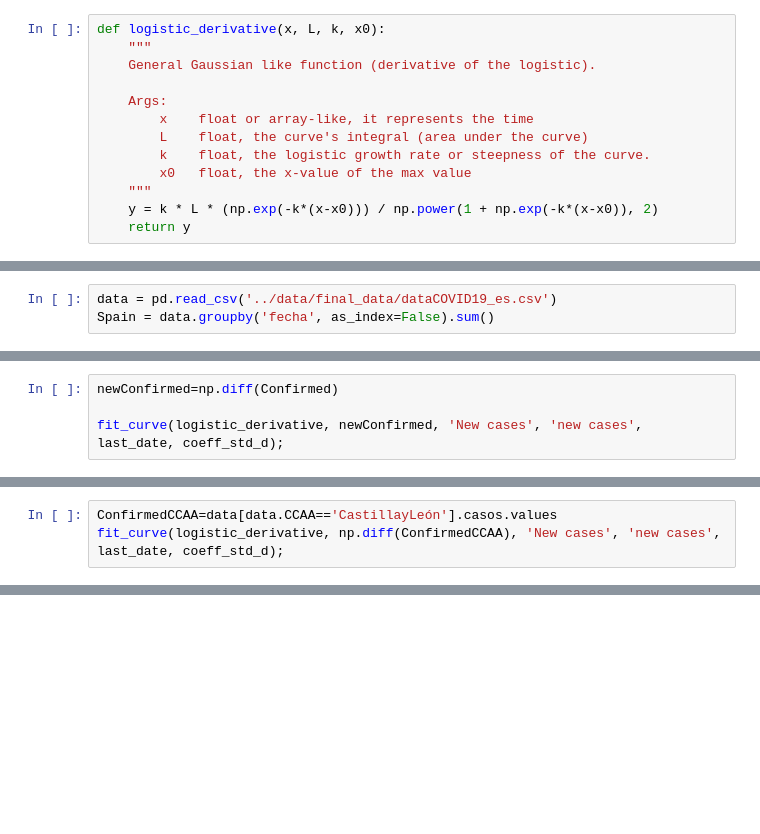
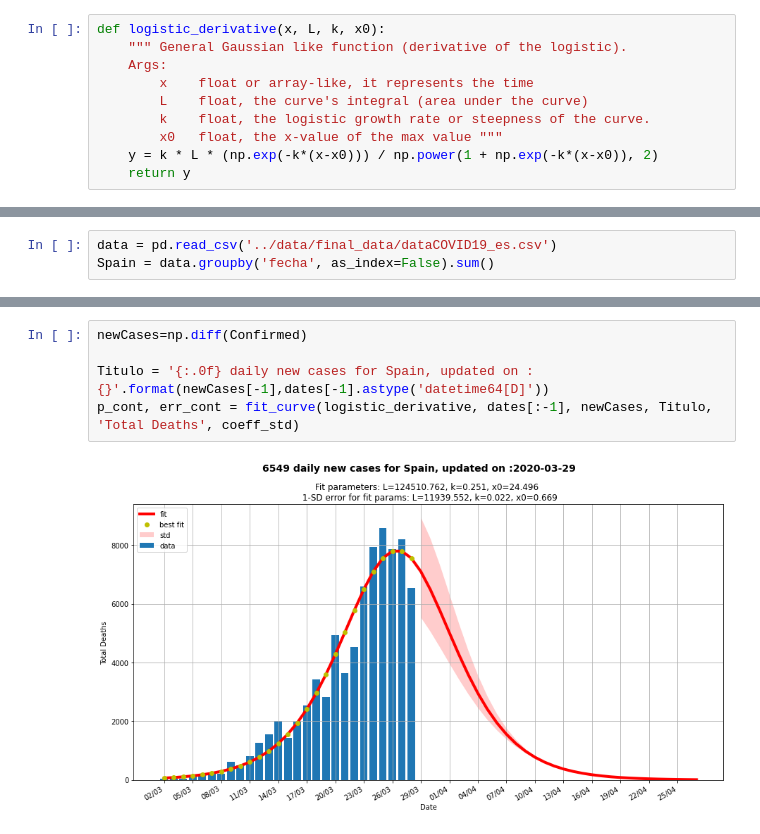
Before and after one commit to victorvicpal/COVID19_es, a Jupyter notebook: notebooks/LogisticCurve.ipynb, the cells around one changed output, grey strips where cells are left out. Saved outputs shown, nothing was run; the diff lists cells and outputs as text; blank space fills up the shorter version.

```diff
--- a/notebooks/LogisticCurve.ipynb
+++ b/notebooks/LogisticCurve.ipynb
@@ -42,14 +46,11 @@ def logistic(x, L, k, x0, y0):
     return y
 # %%
 def logistic_derivative(x, L, k, x0):
-    """
-    General Gaussian like function (derivative of the logistic).
-
+    """ General Gaussian like function (derivative of the logistic).
     Args:
         x    float or array-like, it represents the time
         L    float, the curve's integral (area under the curve)
         k    float, the logistic growth rate or steepness of the curve.
-        x0   float, the x-value of the max value
-    """
+        x0   float, the x-value of the max value """
     y = k * L * (np.exp(-k*(x-x0))) / np.power(1 + np.exp(-k*(x-x0)), 2)
     return y
@@ -163,4 +148,0 @@ Mean growth  factor: 1.277
-# %%
-newConfirmed=np.diff(Confirmed)
-
-fit_curve(logistic_derivative, newConfirmed, 'New cases', 'new cases', last_date, coeff_std_d);
@@ -172,3 +148,0 @@ New cases
-# %%
-ConfirmedCCAA=data[data.CCAA=='CastillayLeón'].casos.values
-fit_curve(logistic_derivative, np.diff(ConfirmedCCAA), 'New cases', 'new cases', last_date, coeff_std_d);
@@ -179,0 +212,7 @@ New cases
+# %%
+newCases=np.diff(Confirmed)
+
+Titulo = '{:.0f} daily new cases for Spain, updated on :{}'.format(newCases[-1],dates[-1].astype('datetime64[D]'))
+p_cont, err_cont = fit_curve(logistic_derivative, dates[:-1], newCases, Titulo, 'Total Deaths', coeff_std)
+# %% [output]
+[figure, added]
```
Also changed, not shown: parts of 33 cells of this notebook, 2 other files.
